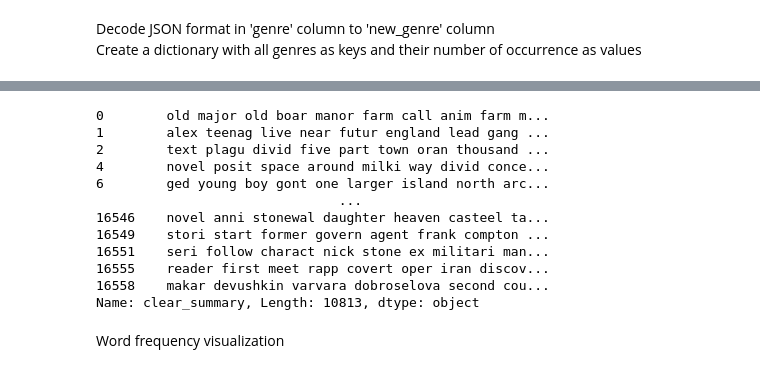
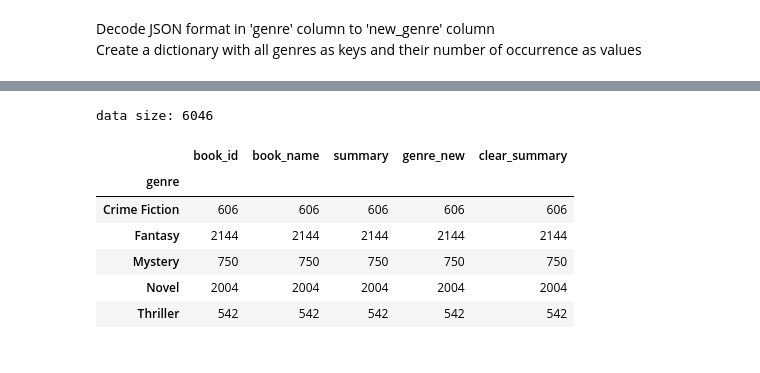
Before and after one commit to kirilchikal/ML-text-classification, a Jupyter notebook: classification.ipynb, the cells around one changed output, grey strips where cells are left out. Drawn from its saved outputs; the diff is of its cells as text; code cells hidden in the pictures.

```diff
--- a/classification.ipynb
+++ b/classification.ipynb
@@ -179,21 +188,14 @@ def stemming(text):
 books['clear_summary'] = books['clear_summary'].apply(lambda x: stemming(x))
 # %%
 # After summary preprocessing
-books.head(2)
-
-print(books['clear_summary'])
+print(f'data size: {len(books)}')
+books.groupby('genre').count()
 # %% [output]
-0        old major old boar manor farm call anim farm m...
-1        alex teenag live near futur england lead gang ...
-2        text plagu divid five part town oran thousand ...
-4        novel posit space around milki way divid conce...
-6        ged young boy gont one larger island north arc...
-                               ...
-16546    novel anni stonewal daughter heaven casteel ta...
-16549    stori start former govern agent frank compton ...
-16551    seri follow charact nick stone ex militari man...
-16555    reader first meet rapp covert oper iran discov...
-16558    makar devushkin varvara dobroselova second cou...
-Name: clear_summary, Length: 10813, dtype: object
+data size: 6046
+|  | book_id | book_name | summary | genre_new | clear_summary |
+| genre |  |  |  |  |  |
+| Crime Fiction | 606 | 606 | 606 | 606 | 606 |
+| Fantasy | 2144 | 2144 | 2144 | 2144 | 2144 |
+| Mystery | 750 | 750 | 750 | 750 | 750 |
+| Novel | 2004 | 2004 | 2004 | 2004 | 2004 |
+| Thriller | 542 | 542 | 542 | 542 | 542 |
-# %% [markdown]
-Word frequency visualization
```
Also changed, not shown: parts of 19 cells of this notebook.
